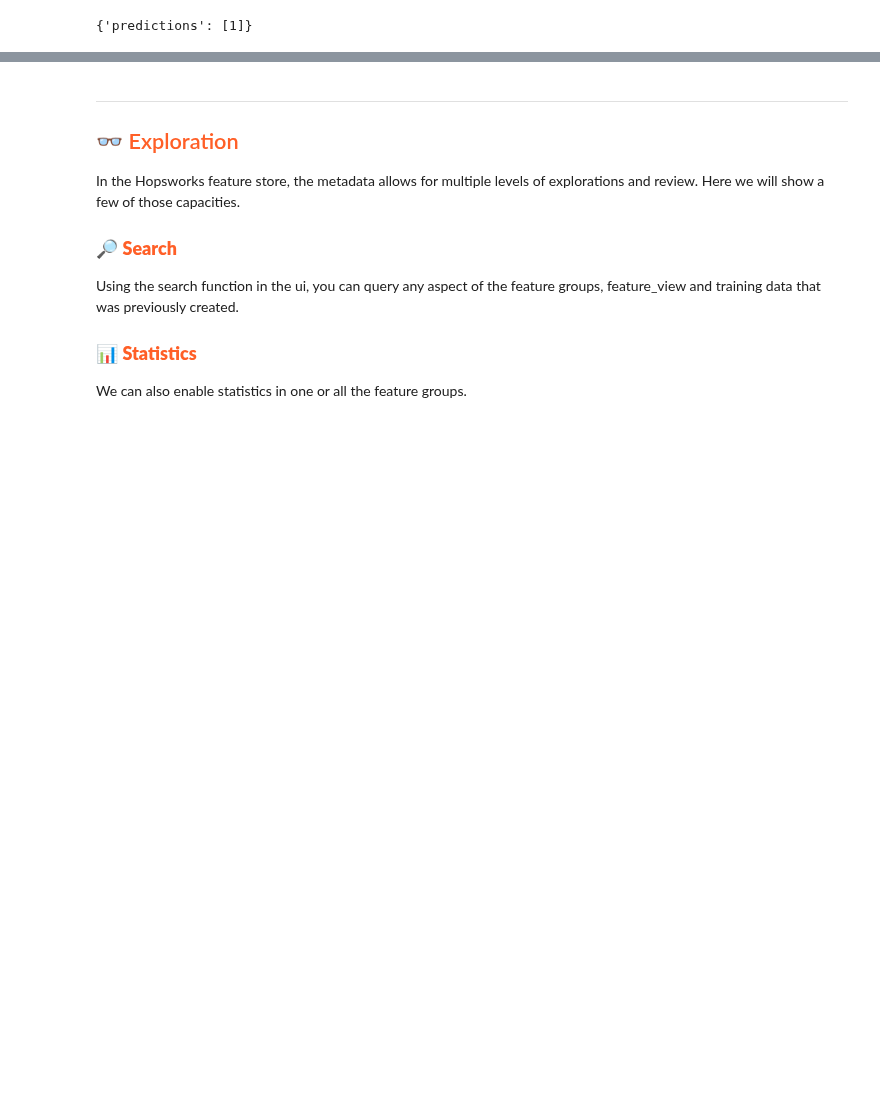
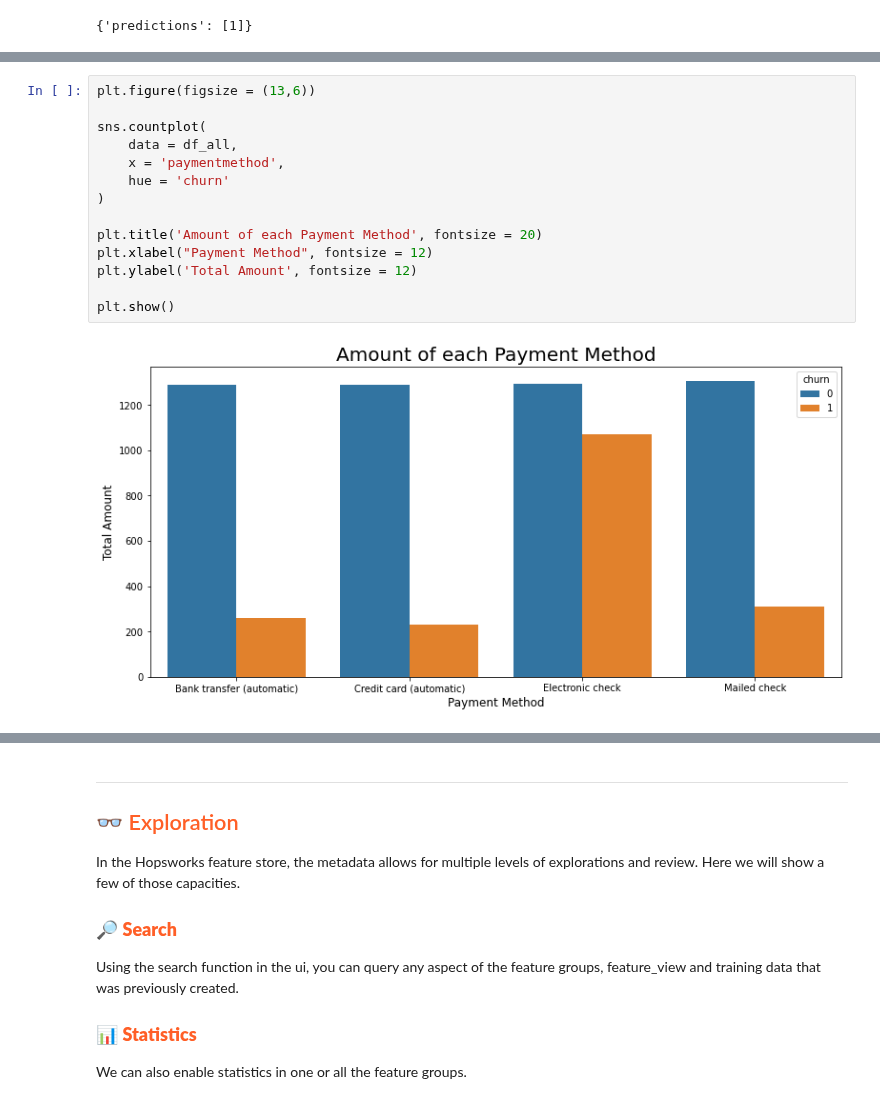
Before and after one commit to logicalclocks/hopsworks-tutorials, a Jupyter notebook: churn/3_model_training.ipynb, the cells around one changed output, grey strips where cells are left out. Cells and saved outputs as stored; diff of their text form; blank space fills up the shorter version.

```diff
--- a/churn/3_model_training.ipynb
+++ b/churn/3_model_training.ipynb
@@ -273,0 +339,16 @@ If you want to run a StreamLit App - use the next command in terminal in **proje
+# %%
+plt.figure(figsize = (13,6))
+
+sns.countplot(
+    data = df_all,
+    x = 'paymentmethod',
+    hue = 'churn'
+)
+
+plt.title('Amount of each Payment Method', fontsize = 20)
+plt.xlabel("Payment Method", fontsize = 12)
+plt.ylabel('Total Amount', fontsize = 12)
+
+plt.show()
+# %% [output]
+[figure, added]
```
Also changed, not shown: parts of 13 cells of this notebook, 1 other file.
